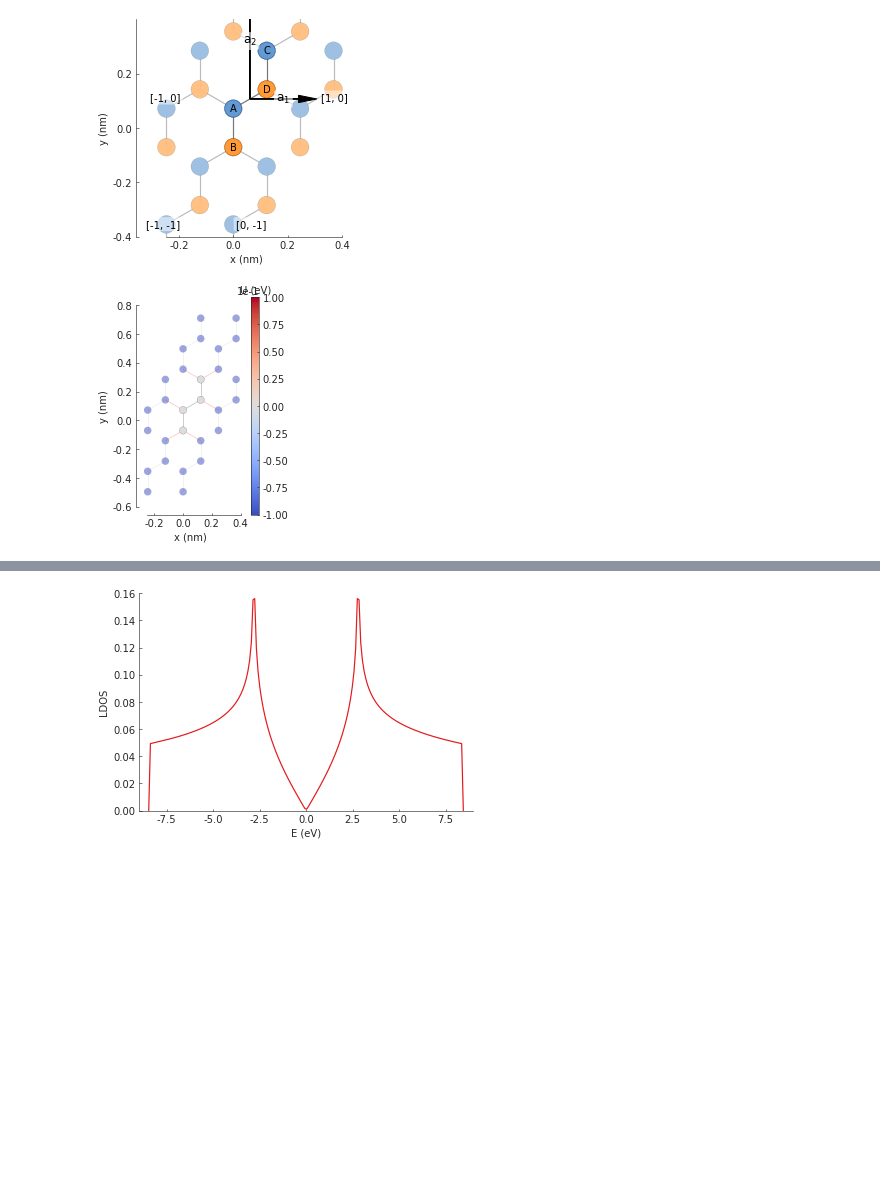
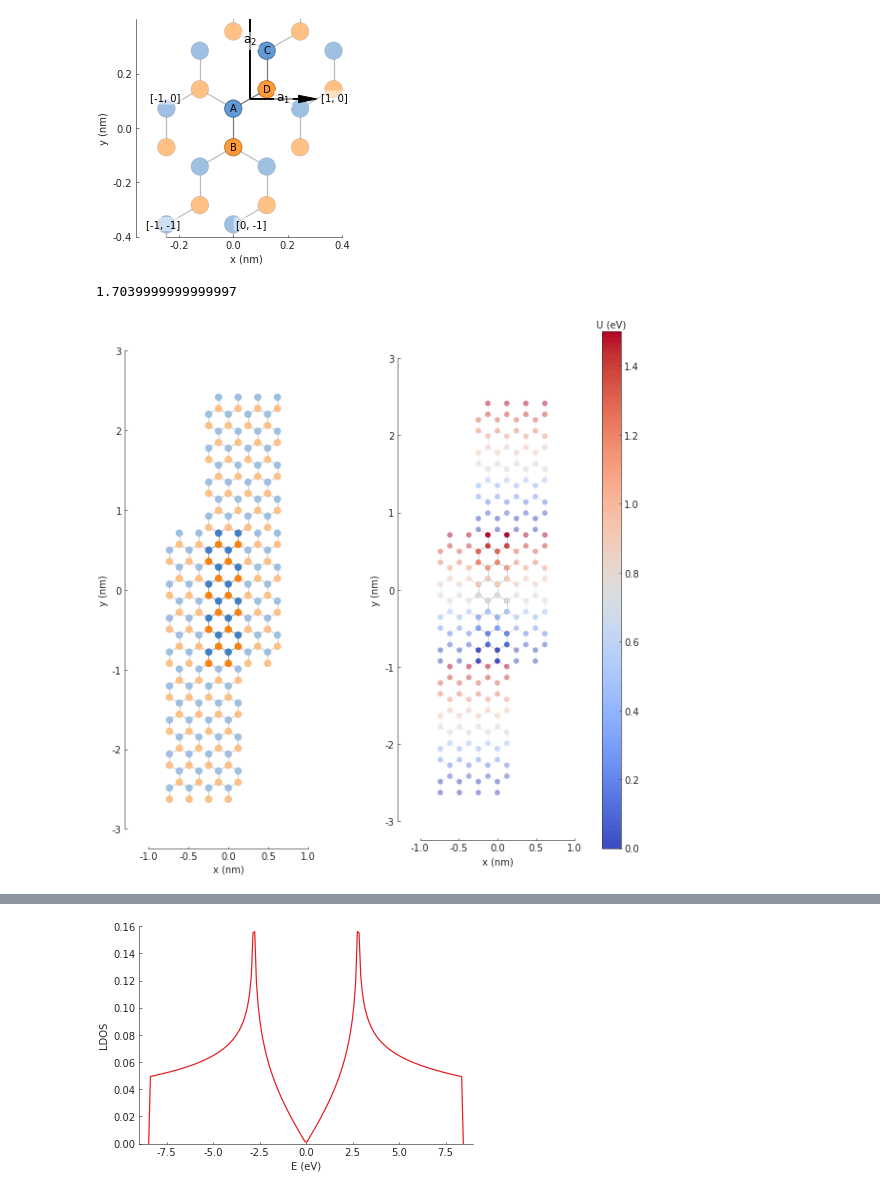
Before and after one commit to ingyeocha/YeongChan-vispy, a Jupyter notebook: test.ipynb, the cells around one changed output, grey strips where cells are left out. Saved outputs shown, nothing was run; the diff lists cells and outputs as text; code cells hidden in the pictures; blank space fills up the shorter version.

```diff
--- a/test.ipynb
+++ b/test.ipynb
@@ -107,6 +108,8 @@ lattice.add_hoppings(
     ([0, 1], 'A', 'B', t),
     ([1, 0], 'A', 'B', t)
 )
+# %%
+aa=graphene.a_cc * 3
 # %%
 lattice=unit4atom(graphene.a_cc * (3**0.5),graphene.t)
 # %%
@@ -117,35 +120,41 @@ plt.ylim(-0.4,0.4)
 plt.show()
 # %% [output]
 [figure]
+# %%
+4*aa
+# %% [output]
+1.7039999999999997
 # %%
 #calculate density of state, local density of state, band structure
-def pn_junction(y0, v1, v2):
+def pn_junction(v1, v2):
     @pb.onsite_energy_modifier
     def potential(energy, y):
-        energy[y < y0] += v1
-        energy[y >= y0] += v2
+        y1=-2*aa
+        while y1 < 2*aa :
+            y1+=0.1
+            energy[y < y1] += v1
+            energy[y >= y1] += v2
         return energy
     return potential
-def potential_sind:
-    @pb.onsite_energy_modifier
-    def potential(energy,y):
 
 
+plt.figure(figsize=(10,10))
 model=pb.Model(lattice,
                #pb.primitive(a1=2,a2=4),
-               #pb.rectangle(x=2,y=3),
-               pb.translational_symmetry(a1=True,a2=True),
-               #pn_junction(0,0,5),
+               pb.rectangle(x=3*d,y=10*aa),
+               pb.translational_symmetry(a1=2*d,a2=(4*aa)),
+               pn_junction(0,0.1),
                #pn_junction(-0.2,0,5)
               )
-#model.plot()
-plt.subplot(111)
+plt.subplot(121)
+model.plot()
+plt.subplot(122)
 model.onsite_map.plot(cmap="coolwarm", site_radius=0.03)
 pb.pltutils.colorbar(label="U (eV)")
 
 
 
 
 plt.show()
 # %% [output]
-[figure, old version]
+[figure, new version]
```
Also changed, not shown: parts of 3 cells of this notebook.
